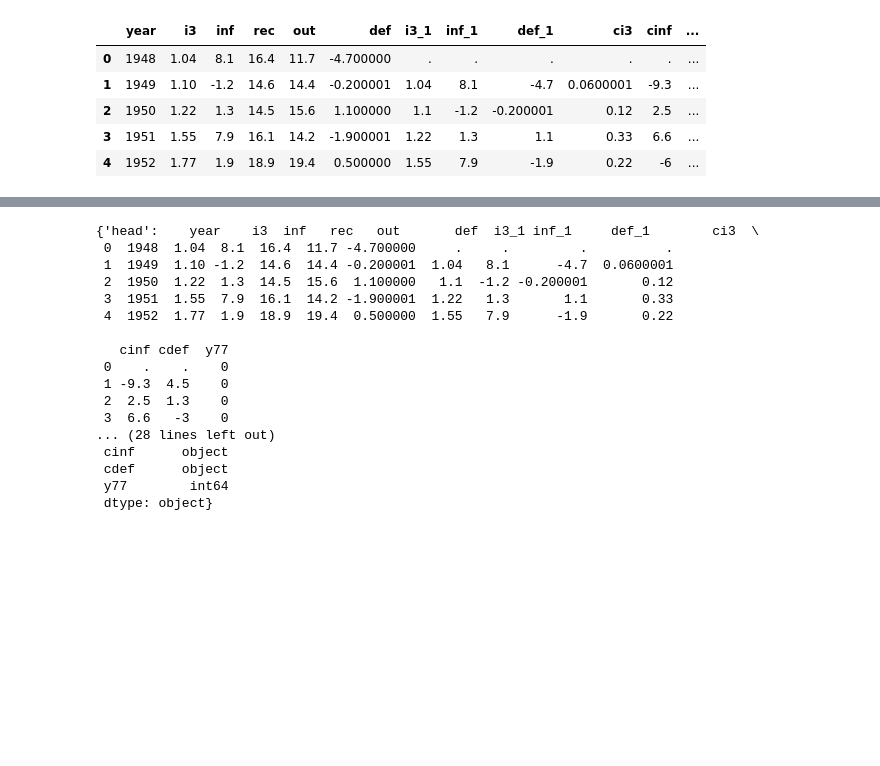
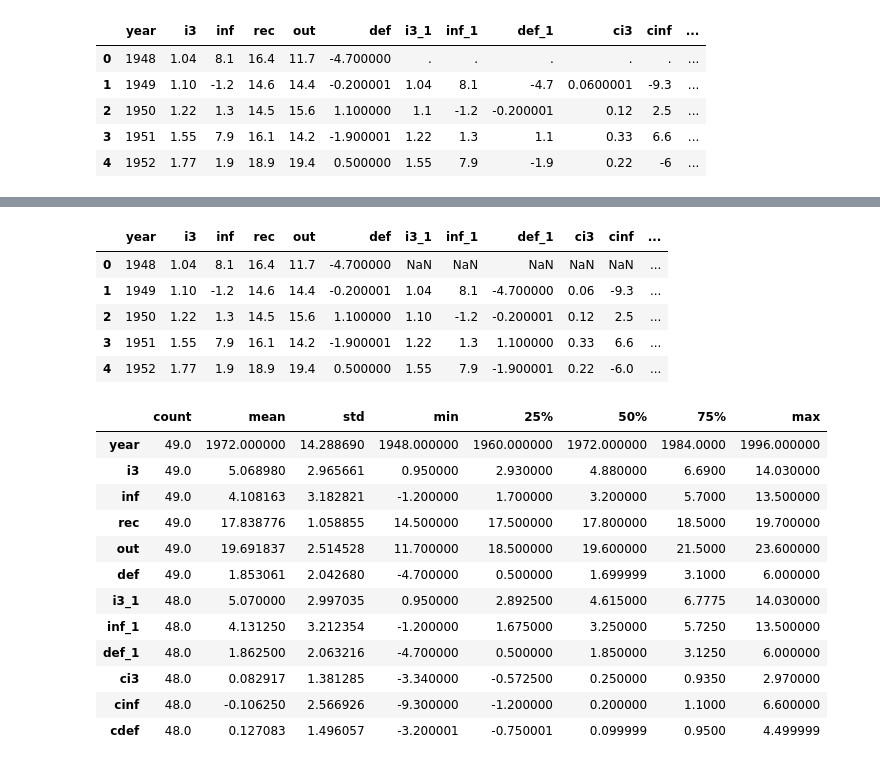
Before and after one commit to espin086/mybook_python_econometrics, a Jupyter notebook: notebooks/4_basic_regression_analysis_with_time_series_data/4_basic_regression_analysis_with_time_series_data.ipynb, the cells around one changed output, grey strips where cells are left out. Cells and saved outputs as stored; diff of their text form; code cells hidden in the pictures; blank space fills up the shorter version.

```diff
--- a/notebooks/4_basic_regression_analysis_with_time_series_data/4_basic_regression_analysis_with_time_series_data.ipynb
+++ b/notebooks/4_basic_regression_analysis_with_time_series_data/4_basic_regression_analysis_with_time_series_data.ipynb
@@ -201,20 +233,25 @@ my_eda = EDA(df, y='i3')
 # %%
-my_eda.inspect()
+my_eda.inspect()['head']
 # %% [output]
-{'head':    year    i3  inf   rec   out       def  i3_1 inf_1     def_1        ci3  \
- 0  1948  1.04  8.1  16.4  11.7 -4.700000     .     .         .          .
- 1  1949  1.10 -1.2  14.6  14.4 -0.200001  1.04   8.1      -4.7  0.0600001
- 2  1950  1.22  1.3  14.5  15.6  1.100000   1.1  -1.2 -0.200001       0.12
- 3  1951  1.55  7.9  16.1  14.2 -1.900001  1.22   1.3       1.1       0.33
- 4  1952  1.77  1.9  18.9  19.4  0.500000  1.55   7.9      -1.9       0.22
-
-   cinf cdef  y77
- 0    .    .    0
- 1 -9.3  4.5    0
- 2  2.5  1.3    0
- 3  6.6   -3    0
-... (28 lines left out)
- cinf      object
- cdef      object
- y77        int64
- dtype: object}
+|  | year | i3 | inf | rec | out | def | i3_1 | inf_1 | def_1 | ci3 | cinf | ... |
+| 0 | 1948 | 1.04 | 8.1 | 16.4 | 11.7 | -4.700000 | NaN | NaN | NaN | NaN | NaN | ... |
+| 1 | 1949 | 1.10 | -1.2 | 14.6 | 14.4 | -0.200001 | 1.04 | 8.1 | -4.700000 | 0.06 | -9.3 | ... |
+| 2 | 1950 | 1.22 | 1.3 | 14.5 | 15.6 | 1.100000 | 1.10 | -1.2 | -0.200001 | 0.12 | 2.5 | ... |
+| 3 | 1951 | 1.55 | 7.9 | 16.1 | 14.2 | -1.900001 | 1.22 | 1.3 | 1.100000 | 0.33 | 6.6 | ... |
+| 4 | 1952 | 1.77 | 1.9 | 18.9 | 19.4 | 0.500000 | 1.55 | 7.9 | -1.900001 | 0.22 | -6.0 | ... |
+# %%
+my_eda.inspect()['describe']
+# %% [output]
+|  | count | mean | std | min | 25% | 50% | 75% | max |
+| year | 49.0 | 1972.000000 | 14.288690 | 1948.000000 | 1960.000000 | 1972.000000 | 1984.0000 | 1996.000000 |
+| i3 | 49.0 | 5.068980 | 2.965661 | 0.950000 | 2.930000 | 4.880000 | 6.6900 | 14.030000 |
+| inf | 49.0 | 4.108163 | 3.182821 | -1.200000 | 1.700000 | 3.200000 | 5.7000 | 13.500000 |
+| rec | 49.0 | 17.838776 | 1.058855 | 14.500000 | 17.500000 | 17.800000 | 18.5000 | 19.700000 |
+| out | 49.0 | 19.691837 | 2.514528 | 11.700000 | 18.500000 | 19.600000 | 21.5000 | 23.600000 |
+| def | 49.0 | 1.853061 | 2.042680 | -4.700000 | 0.500000 | 1.699999 | 3.1000 | 6.000000 |
+| i3_1 | 48.0 | 5.070000 | 2.997035 | 0.950000 | 2.892500 | 4.615000 | 6.7775 | 14.030000 |
+| inf_1 | 48.0 | 4.131250 | 3.212354 | -1.200000 | 1.675000 | 3.250000 | 5.7250 | 13.500000 |
+| def_1 | 48.0 | 1.862500 | 2.063216 | -4.700000 | 0.500000 | 1.850000 | 3.1250 | 6.000000 |
+| ci3 | 48.0 | 0.082917 | 1.381285 | -3.340000 | -0.572500 | 0.250000 | 0.9350 | 2.970000 |
+| cinf | 48.0 | -0.106250 | 2.566926 | -9.300000 | -1.200000 | 0.200000 | 1.1000 | 6.600000 |
+| cdef | 48.0 | 0.127083 | 1.496057 | -3.200001 | -0.750001 | 0.099999 | 0.9500 | 4.499999 |
```
Also changed, not shown: parts of 18 cells of this notebook, 47 other files.
